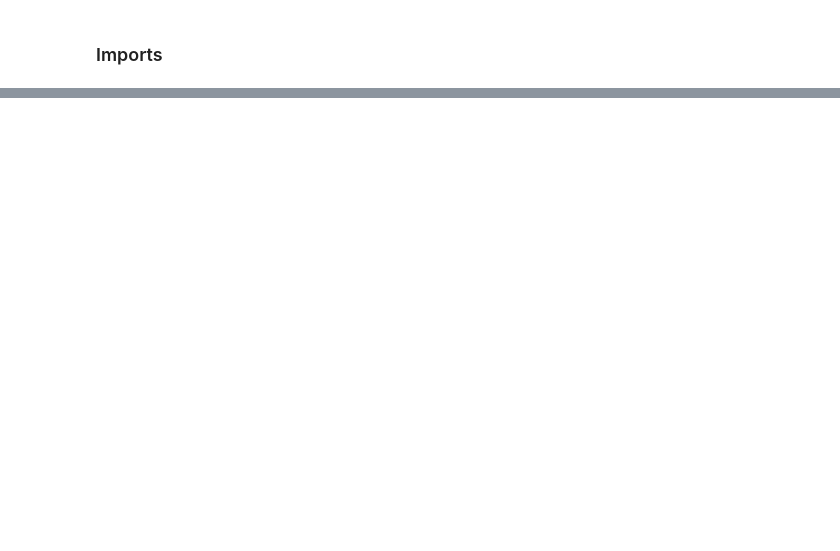
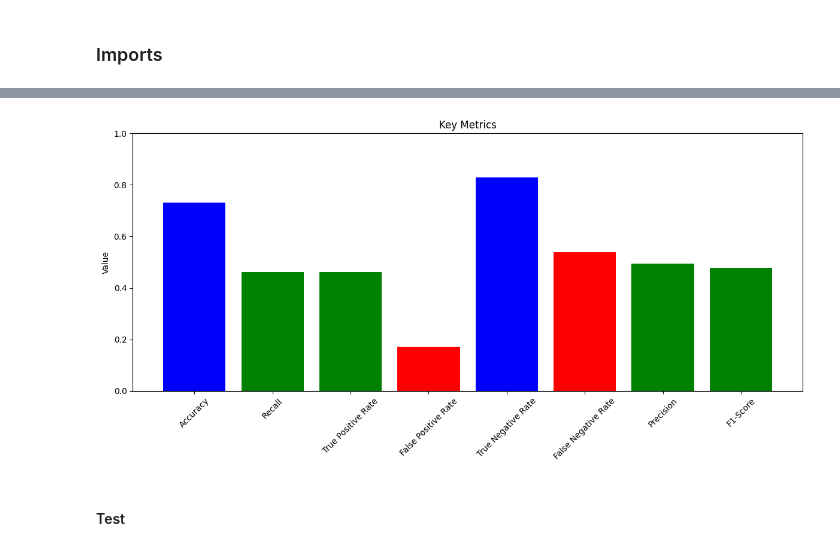
Before and after one commit to eelysee/telco_churn_ds_project, a Jupyter notebook: Final Report.ipynb, the cells around one changed output, grey strips where cells are left out. Drawn from its saved outputs; the diff is of its cells as text; code cells hidden in the pictures; blank space fills up the shorter version.

```diff
--- a/Final Report.ipynb
+++ b/Final Report.ipynb
@@ -61,0 +291,17 @@ telco.head()
+# %%
+metrics = ['Accuracy', 'Recall', 'True Positive Rate', 'False Positive Rate',
+           'True Negative Rate', 'False Negative Rate', 'Precision', 'F1-Score']
+values = [0.731754, 0.460714, 0.460714, 0.170323, 0.829677, 0.539286, 0.494253, 0.476895]
+
+plt.figure(figsize=(12, 6))
+plt.bar(metrics, values, color=['blue', 'green', 'green', 'red', 'blue', 'red', 'green', 'green'])
+plt.ylabel('Value')
+plt.title('Key Metrics')
+plt.xticks(rotation=45)
+plt.ylim(0, 1)
+plt.tight_layout()
+plt.show()
+# %% [output]
+[figure, added]
+# %% [markdown]
+#### Test
```
Also changed, not shown: parts of 70 cells of this notebook, 4 other files.
